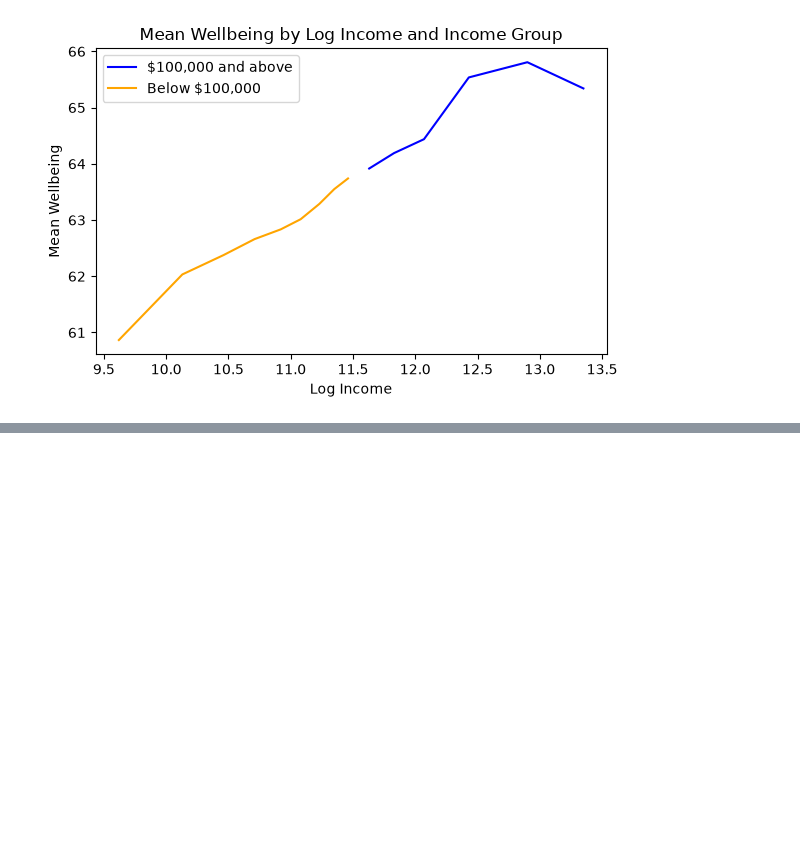
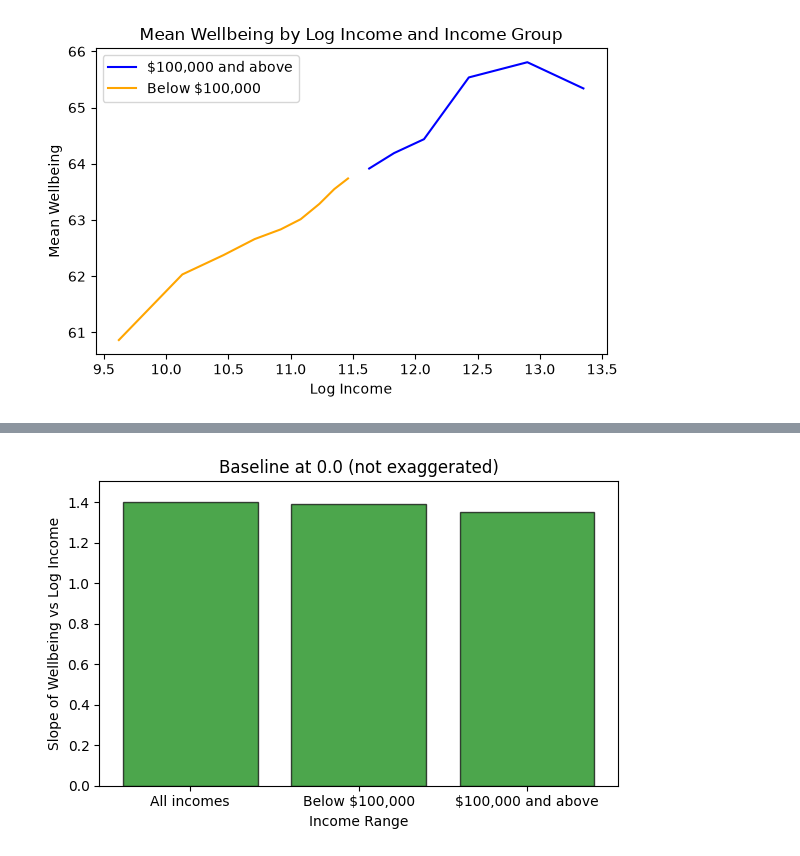
Before and after one commit to Psyc3000A/Fall-Winter2026, a Jupyter notebook: andie.ipynb, the cells around one changed output, grey strips where cells are left out. Saved outputs shown, nothing was run; the diff lists cells and outputs as text; code cells hidden in the pictures; blank space fills up the shorter version.

```diff
--- a/andie.ipynb
+++ b/andie.ipynb
@@ -60,0 +110,14 @@ plt.show()
+# %%
+import pandas as pd, numpy as np
+import matplotlib.pyplot as plt
+plt.figure(figsize=(6,4))
+plt.bar(table_1['income_range'], table_1['slope'],
+        capsize=5, color='green', alpha=0.7, edgecolor='black')
+plt.ylim(0.0, table_1['slope'].max() + .1)
+plt.title("Baseline at 0.0 (not exaggerated)")
+plt.xlabel("Income Range")
+plt.ylabel("Slope of Wellbeing vs Log Income")
+plt.tight_layout()
+plt.show()
+# %% [output]
+[figure, added]
```
Also changed, not shown: parts of 17 cells of this notebook.
